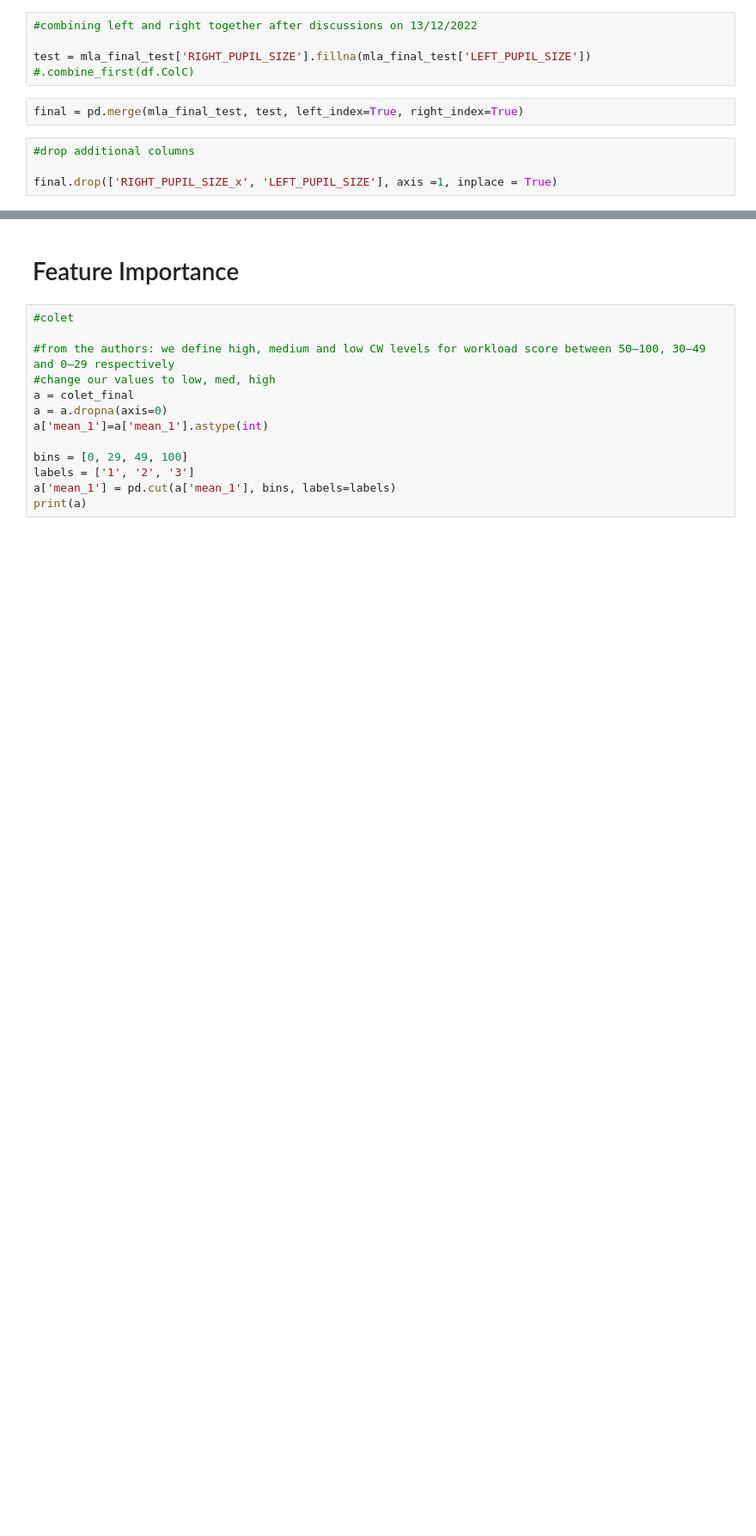
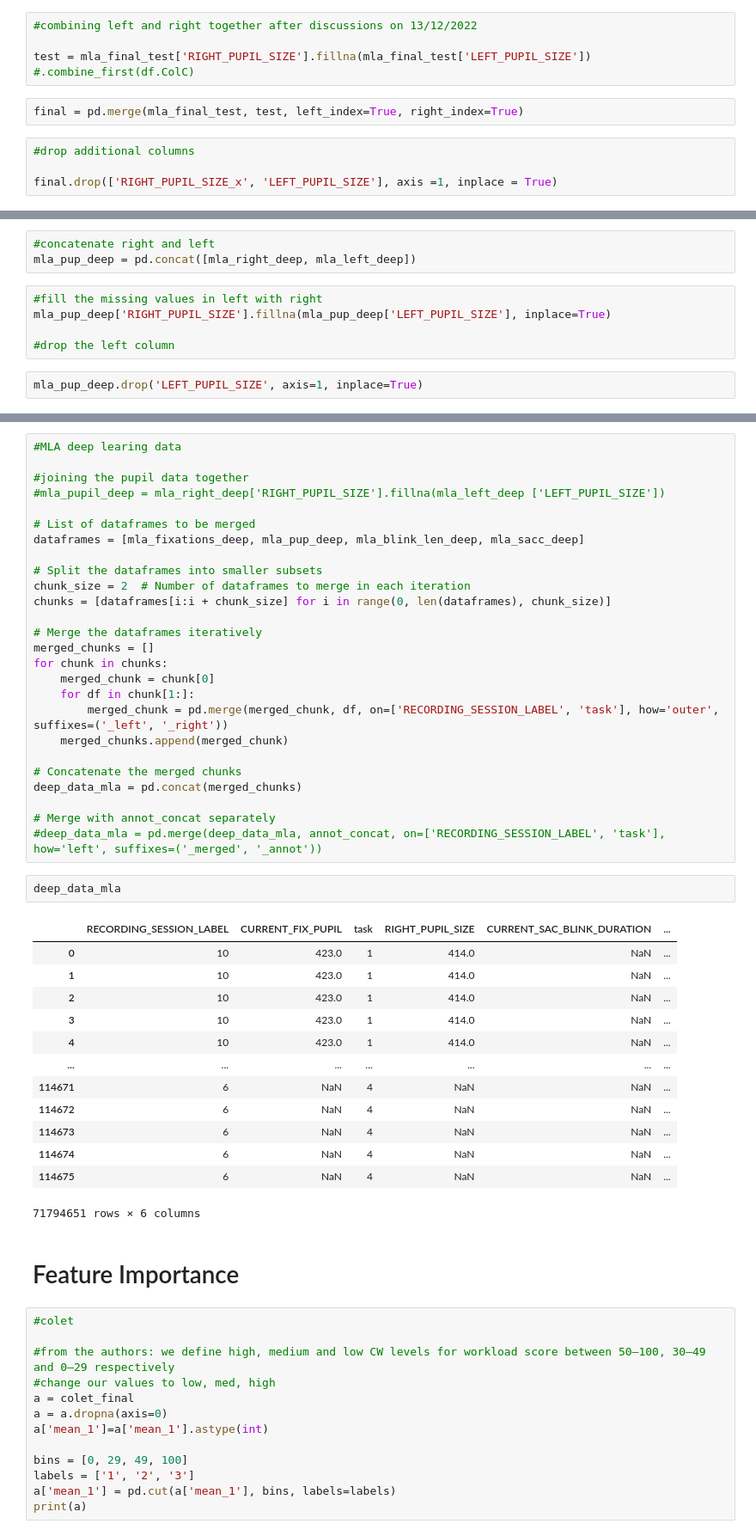
Before and after one commit to AndrewHallam1/SIT724, a Jupyter notebook: code/SIT724v3.ipynb, the cells around one changed output, grey strips where cells are left out. Shown at 86% size. Saved outputs shown, nothing was run; the diff lists cells and outputs as text; blank space fills up the shorter version.

```diff
--- a/code/SIT724v3.ipynb
+++ b/code/SIT724v3.ipynb
@@ -2136,0 +2339,10 @@ final
+# %%
+#concatenate right and left
+mla_pup_deep = pd.concat([mla_right_deep, mla_left_deep])
+# %%
+#fill the missing values in left with right
+mla_pup_deep['RIGHT_PUPIL_SIZE'].fillna(mla_pup_deep['LEFT_PUPIL_SIZE'], inplace=True)
+
+#drop the left column
+# %%
+mla_pup_deep.drop('LEFT_PUPIL_SIZE', axis=1, inplace=True)
@@ -2137,3 +2365,45 @@ final
+# %%
+#MLA deep learing data
+
+#joining the pupil data together
+#mla_pupil_deep = mla_right_deep['RIGHT_PUPIL_SIZE'].fillna(mla_left_deep ['LEFT_PUPIL_SIZE'])
+
+# List of dataframes to be merged
+dataframes = [mla_fixations_deep, mla_pup_deep, mla_blink_len_deep, mla_sacc_deep]
+
+# Split the dataframes into smaller subsets
+chunk_size = 2  # Number of dataframes to merge in each iteration
+chunks = [dataframes[i:i + chunk_size] for i in range(0, len(dataframes), chunk_size)]
+
+# Merge the dataframes iteratively
+merged_chunks = []
+for chunk in chunks:
+    merged_chunk = chunk[0]
+    for df in chunk[1:]:
+        merged_chunk = pd.merge(merged_chunk, df, on=['RECORDING_SESSION_LABEL', 'task'], how='outer', suffixes=('_left', '_right'))
+    merged_chunks.append(merged_chunk)
+
+# Concatenate the merged chunks
+deep_data_mla = pd.concat(merged_chunks)
+
+# Merge with annot_concat separately
+#deep_data_mla = pd.merge(deep_data_mla, annot_concat, on=['RECORDING_SESSION_LABEL', 'task'], how='left', suffixes=('_merged', '_annot'))
+# %%
+deep_data_mla
+# %% [output]
+|  | RECORDING_SESSION_LABEL | CURRENT_FIX_PUPIL | task | RIGHT_PUPIL_SIZE | CURRENT_SAC_BLINK_DURATION | ... |
+| 0 | 10 | 423.0 | 1 | 414.0 | NaN | ... |
+| 1 | 10 | 423.0 | 1 | 414.0 | NaN | ... |
+| 2 | 10 | 423.0 | 1 | 414.0 | NaN | ... |
+| 3 | 10 | 423.0 | 1 | 414.0 | NaN | ... |
+| 4 | 10 | 423.0 | 1 | 414.0 | NaN | ... |
+| ... | ... | ... | ... | ... | ... | ... |
+| 114671 | 6 | NaN | 4 | NaN | NaN | ... |
+| 114672 | 6 | NaN | 4 | NaN | NaN | ... |
+| 114673 | 6 | NaN | 4 | NaN | NaN | ... |
+| 114674 | 6 | NaN | 4 | NaN | NaN | ... |
+| 114675 | 6 | NaN | 4 | NaN | NaN | ... |
+71794651 rows × 6 columns
 # %% [markdown]
 # Feature Importance
 # %%
```
Also changed, not shown: parts of 204 cells of this notebook.
